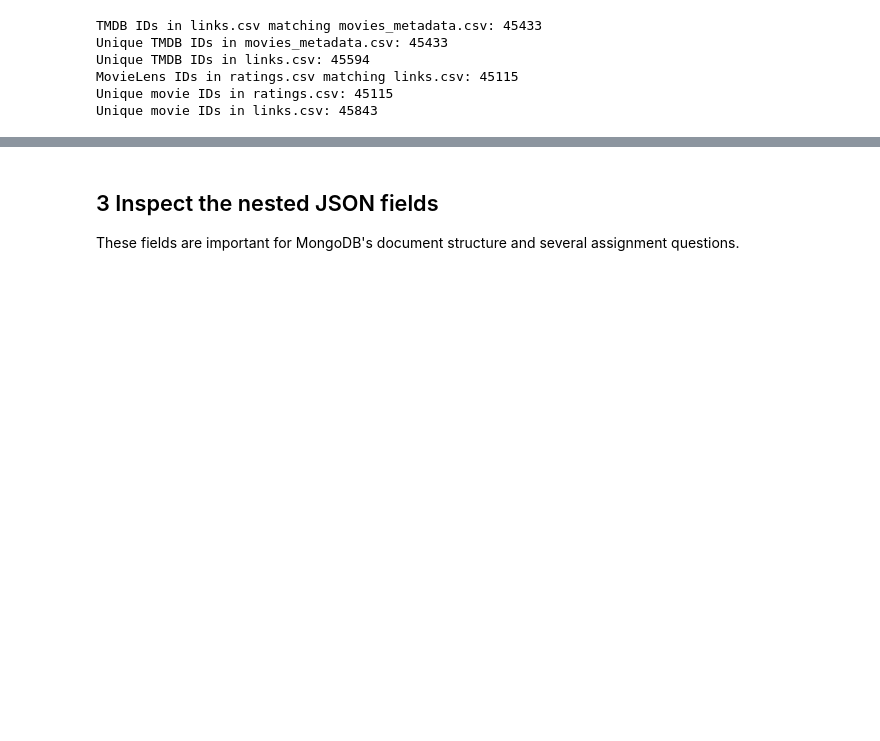
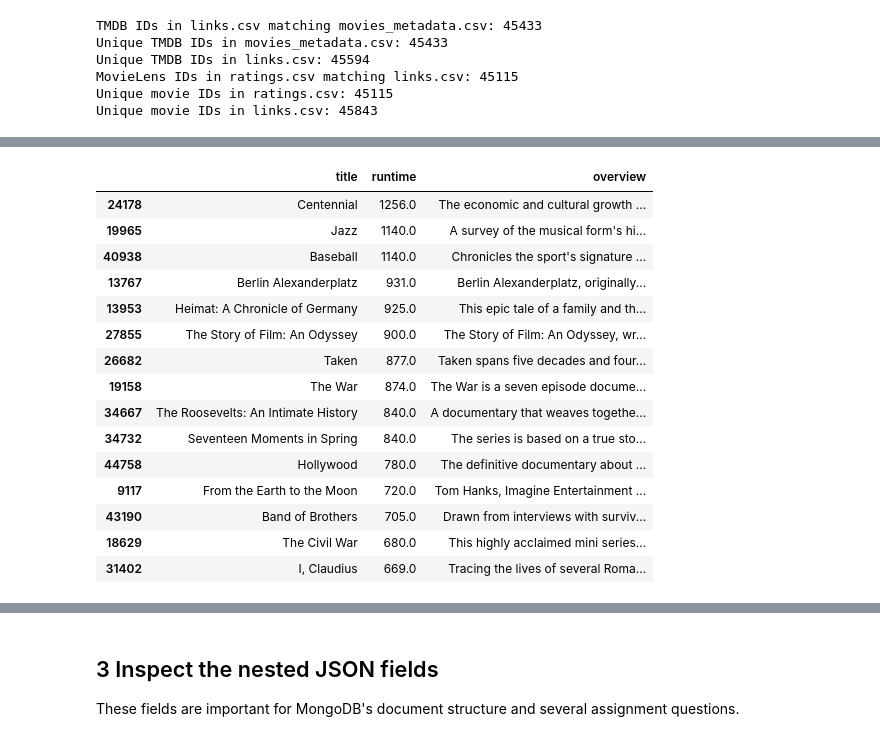
Before and after one commit to mariaagnetha/TDT4225-The-Movies-Dataset, a Jupyter notebook: eda.ipynb, the cells around one changed output, grey strips where cells are left out. Saved outputs shown, nothing was run; the diff lists cells and outputs as text; code cells hidden in the pictures; blank space fills up the shorter version.

Commit message:
Add analysis for data quality and relationship between files

```diff
--- a/eda.ipynb
+++ b/eda.ipynb
@@ -241,0 +265,25 @@ Maria
+# %%
+def missing_values(df):
+    result = pd.DataFrame(
+        {
+            "Missing": df.isna().sum(),
+            "Percent": (df.isna().mean() * 100).round(2),
+        }
+    )
+    result = result[result["Missing"] > 0].sort_values(by="Percent", ascending=False)
+    return result
+
+
+for dataset, df in {
+    "movies_metadata": movies,
+    "credits": credits,
+    "keywords": keywords,
+    "links": links,
+    "ratings": ratings,
+}.items():
+    print(f"Missing values in the dataset {dataset}:")
+    result = missing_values(df)
+    if result.empty:
+        print("No missing values")
+    else:
+        print(result)
@@ -241,0 +379,12 @@ Maria
+# %%
+cols = ["release_date", "runtime", "budget", "revenue", "vote_average", "vote_count", "popularity"]
+numeric_cols = movies[cols].copy()
+for col in cols:
+  numeric_cols[col] = pd.to_numeric(movies[col], errors="coerce")
+dates = pd.to_datetime(movies["release_date"], errors="coerce", format="%Y-%m-%d")
+popularity = numeric_cols["popularity"]
+runtime = numeric_cols["runtime"]
+budget = numeric_cols["budget"]
+revenue = numeric_cols["revenue"]
+vote_average = numeric_cols["vote_average"]
+vote_count = numeric_cols["vote_count"]
@@ -241,0 +431,20 @@ Maria
+# %%
+# longest runtimes
+display(movies.loc[runtime.nlargest(15).index, ["title", "runtime", "overview"]])
+# %% [output]
+|  | title | runtime | overview |
+| 24178 | Centennial | 1256.0 | The economic and cultural growth ... |
+| 19965 | Jazz | 1140.0 | A survey of the musical form's hi... |
+| 40938 | Baseball | 1140.0 | Chronicles the sport's signature ... |
+| 13767 | Berlin Alexanderplatz | 931.0 | Berlin Alexanderplatz, originally... |
+| 13953 | Heimat: A Chronicle of Germany | 925.0 | This epic tale of a family and th... |
+| 27855 | The Story of Film: An Odyssey | 900.0 | The Story of Film: An Odyssey, wr... |
+| 26682 | Taken | 877.0 | Taken spans five decades and four... |
+| 19158 | The War | 874.0 | The War is a seven episode docume... |
+| 34667 | The Roosevelts: An Intimate History | 840.0 | A documentary that weaves togethe... |
+| 34732 | Seventeen Moments in Spring | 840.0 | The series is based on a true sto... |
+| 44758 | Hollywood | 780.0 | The definitive documentary about ... |
+| 9117 | From the Earth to the Moon | 720.0 | Tom Hanks, Imagine Entertainment ... |
+| 43190 | Band of Brothers | 705.0 | Drawn from interviews with surviv... |
+| 18629 | The Civil War | 680.0 | This highly acclaimed mini series... |
+| 31402 | I, Claudius | 669.0 | Tracing the lives of several Roma... |
```
Also changed, not shown: parts of 19 cells of this notebook, 1 other file.
